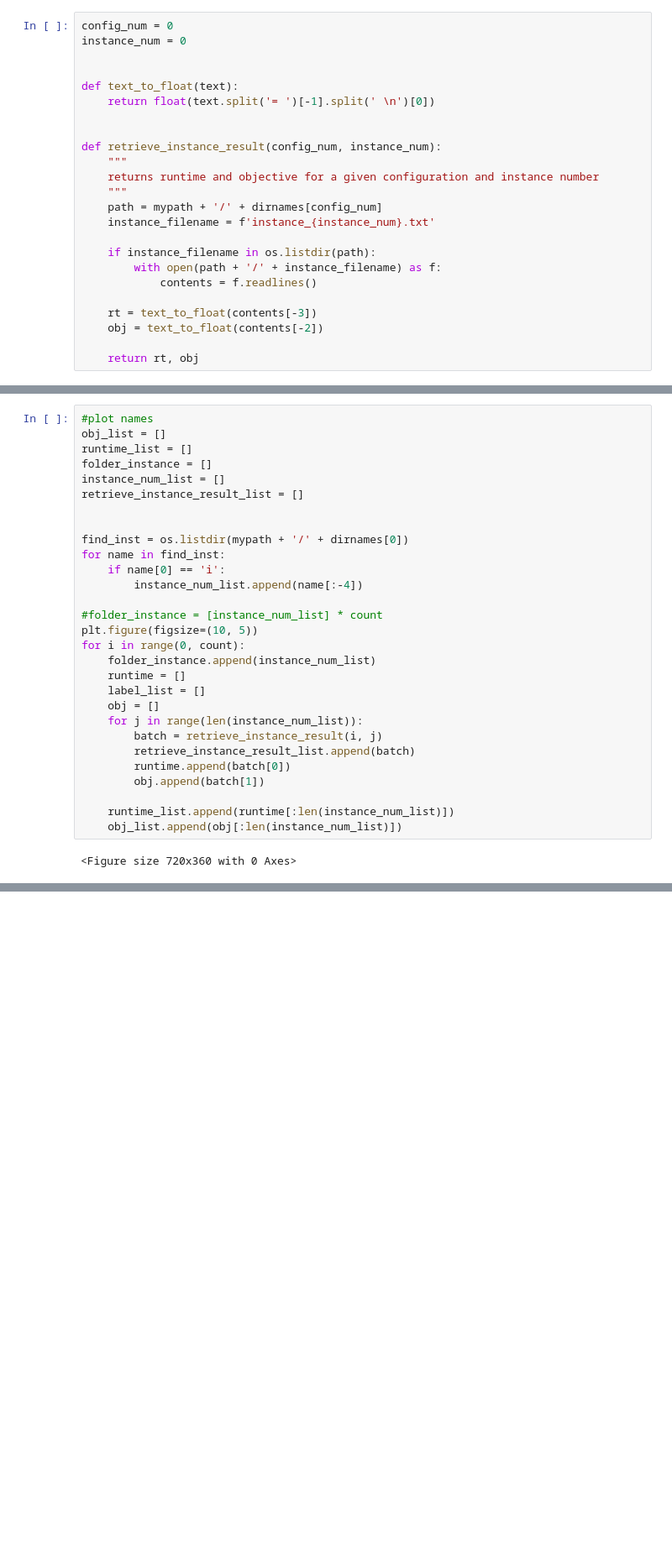
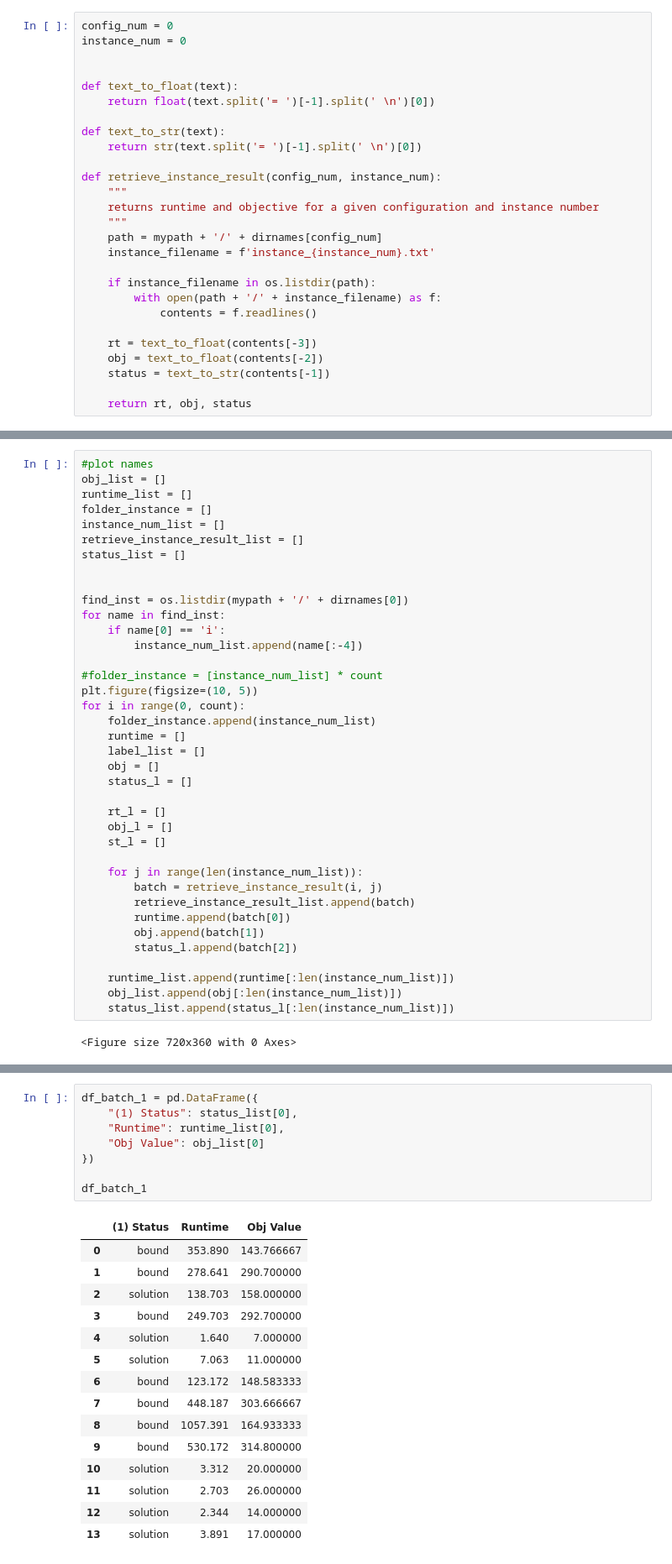
Before and after one commit to renzo-b/exam-timetabling-smac, a Jupyter notebook: process_results_wh.ipynb, the cells around one changed output, grey strips where cells are left out. Shown at 84% size. Saved outputs shown, nothing was run; the diff lists cells and outputs as text; blank space fills up the shorter version.

```diff
--- a/process_results_wh.ipynb
+++ b/process_results_wh.ipynb
@@ -38,6 +39,8 @@ instance_num = 0
 def text_to_float(text):
     return float(text.split('= ')[-1].split(' \n')[0])
 
+def text_to_str(text):
+    return str(text.split('= ')[-1].split(' \n')[0])
 
 def retrieve_instance_result(config_num, instance_num):
     """
@@ -52,8 +55,9 @@ def retrieve_instance_result(config_num, instance_num):
 
     rt = text_to_float(contents[-3])
     obj = text_to_float(contents[-2])
+    status = text_to_str(contents[-1])
 
-    return rt, obj
+    return rt, obj, status
 # %%
 xy = retrieve_instance_result(0, 0)
 xy
@@ -222,6 +204,7 @@ runtime_list = []
 folder_instance = []
 instance_num_list = []
 retrieve_instance_result_list = []
+status_list = []
 
 
 find_inst = os.listdir(mypath + '/' + dirnames[0])
@@ -236,13 +219,21 @@ for i in range(0, count):
     runtime = []
     label_list = []
     obj = []
+    status_l = []
+
+    rt_l = []
+    obj_l = []
+    st_l = []
+
     for j in range(len(instance_num_list)):
         batch = retrieve_instance_result(i, j)
         retrieve_instance_result_list.append(batch)
         runtime.append(batch[0])
         obj.append(batch[1])
+        status_l.append(batch[2])
 
     runtime_list.append(runtime[:len(instance_num_list)])
     obj_list.append(obj[:len(instance_num_list)])
+    status_list.append(status_l[:len(instance_num_list)])
 # %% [output]
 <Figure size 720x360 with 0 Axes>
@@ -352,0 +366,24 @@ display(df_schedule)
+# %%
+df_batch_1 = pd.DataFrame({
+    "(1) Status": status_list[0],
+    "Runtime": runtime_list[0],
+    "Obj Value": obj_list[0]
+})
+
+df_batch_1
+# %% [output]
+|  | (1) Status | Runtime | Obj Value |
+| 0 | bound | 353.890 | 143.766667 |
+| 1 | bound | 278.641 | 290.700000 |
+| 2 | solution | 138.703 | 158.000000 |
+| 3 | bound | 249.703 | 292.700000 |
+| 4 | solution | 1.640 | 7.000000 |
+| 5 | solution | 7.063 | 11.000000 |
+| 6 | bound | 123.172 | 148.583333 |
+| 7 | bound | 448.187 | 303.666667 |
+| 8 | bound | 1057.391 | 164.933333 |
+| 9 | bound | 530.172 | 314.800000 |
+| 10 | solution | 3.312 | 20.000000 |
+| 11 | solution | 2.703 | 26.000000 |
+| 12 | solution | 2.344 | 14.000000 |
+| 13 | solution | 3.891 | 17.000000 |
```
Also changed, not shown: parts of 16 cells of this notebook.
